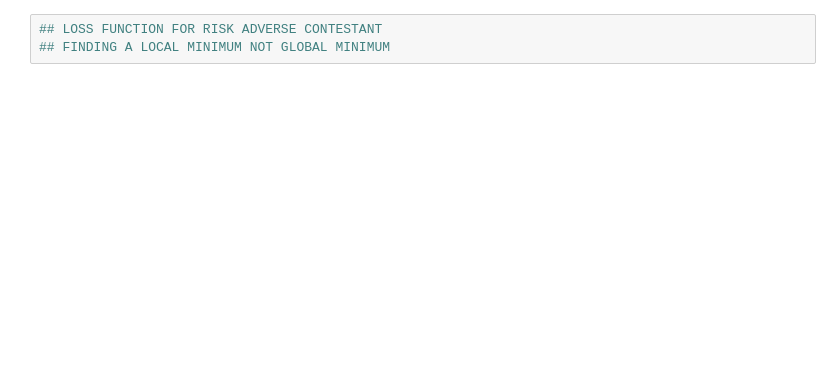
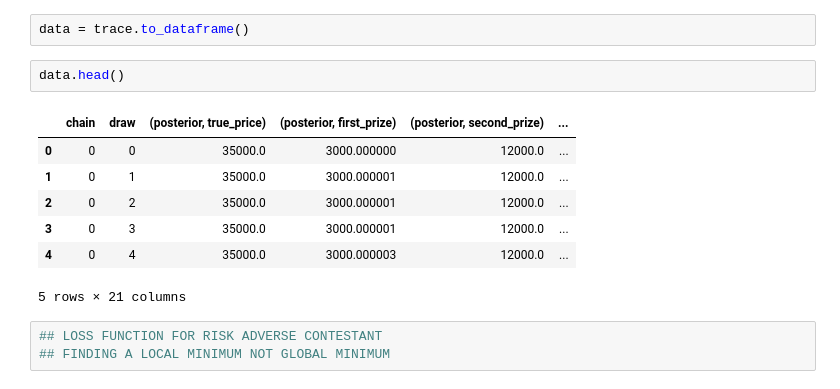
Before and after one commit to 2SUBDA/Block3_Run, a Jupyter notebook: Week7a_Bayes_PYMC.ipynb, the cells around one changed output. Cells and saved outputs as stored; diff of their text form; blank space fills up the shorter version.

```diff
--- a/Week7a_Bayes_PYMC.ipynb
+++ b/Week7a_Bayes_PYMC.ipynb
@@ -114,3 +109,15 @@ plt.legend(loc="upper left");
+# %%
+data = trace.to_dataframe()
+# %%
+data.head()
+# %% [output]
+|  | chain | draw | (posterior, true_price) | (posterior, first_prize) | (posterior, second_prize) | ... |
+| 0 | 0 | 0 | 35000.0 | 3000.000000 | 12000.0 | ... |
+| 1 | 0 | 1 | 35000.0 | 3000.000001 | 12000.0 | ... |
+| 2 | 0 | 2 | 35000.0 | 3000.000001 | 12000.0 | ... |
+| 3 | 0 | 3 | 35000.0 | 3000.000001 | 12000.0 | ... |
+| 4 | 0 | 4 | 35000.0 | 3000.000003 | 12000.0 | ... |
+5 rows × 21 columns
 # %%
 ## LOSS FUNCTION FOR RISK ADVERSE CONTESTANT
 ## FINDING A LOCAL MINIMUM NOT GLOBAL MINIMUM
```
Also changed, not shown: parts of 13 cells of this notebook.
